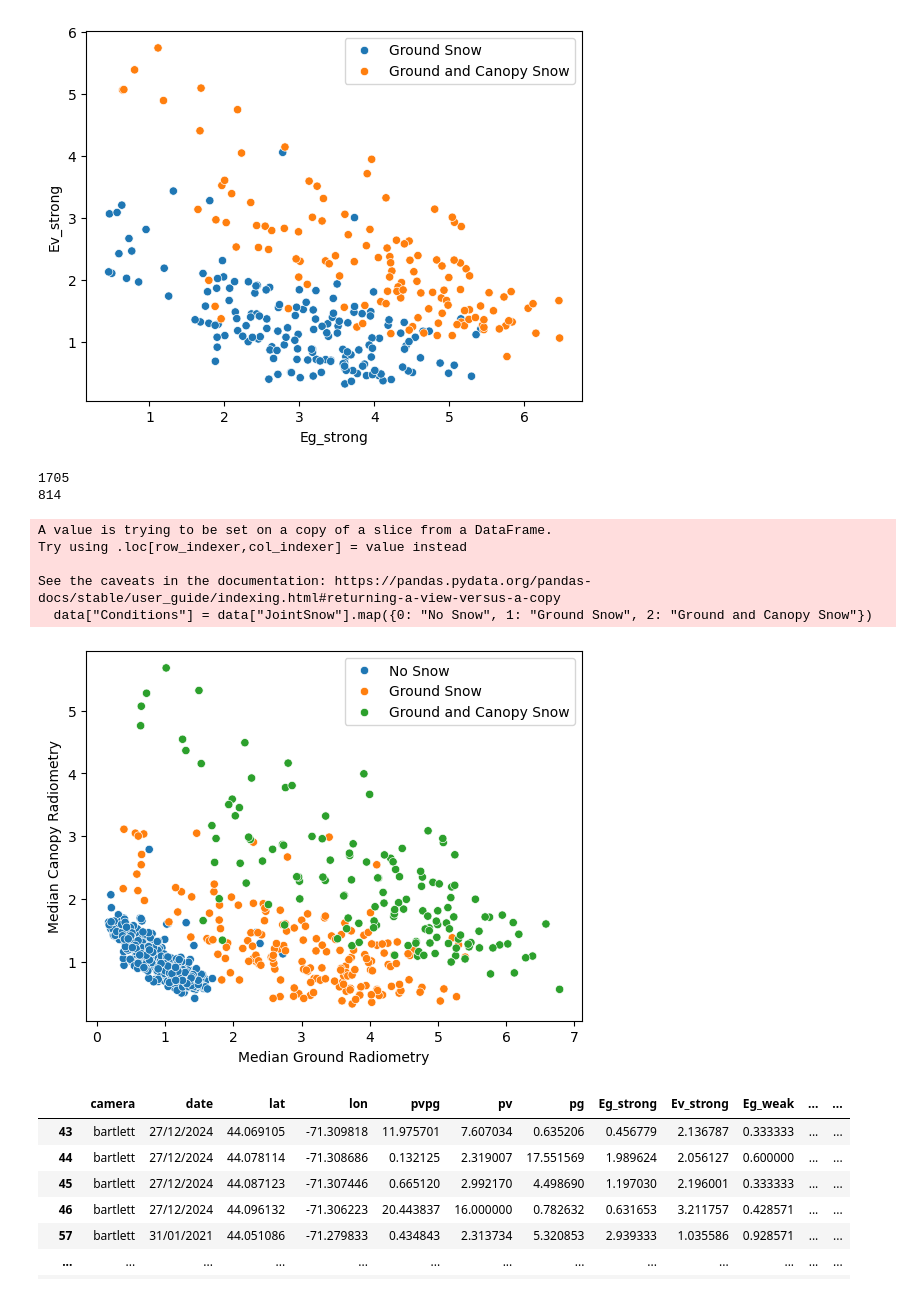
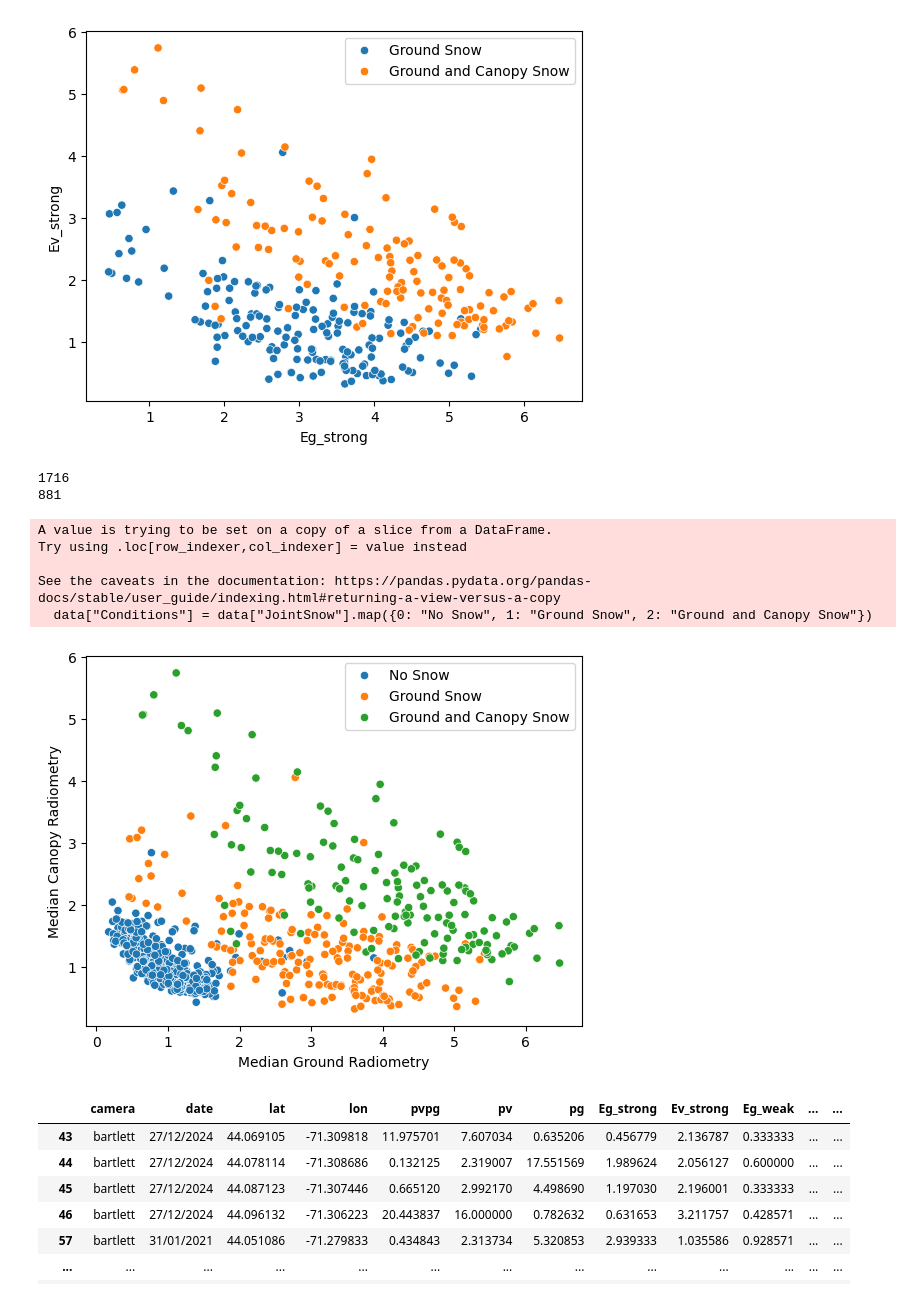
Before and after one commit to thomaslaraia/Snowstradamus, a Jupyter notebook: FSC_dataframe_analysis_80m_OG.ipynb, the cells around one changed output. Cells and saved outputs as stored; diff of their text form; code cells hidden in the pictures.

```diff
--- a/FSC_dataframe_analysis_80m_OG.ipynb
+++ b/FSC_dataframe_analysis_80m_OG.ipynb
@@ -220,7 +220,7 @@ See the caveats in the documentation: https://pandas.pydata.org/pandas-docs/stab
 # %%
 from scripts.imports import *
 
-df = pd.read_pickle('dataset_lcforest_15LOF_bin15_th3_80m_1kmsmallbox_noprior_ta_dw1_v7.pkl')
+df = pd.read_pickle('dataset_lcforest_noLOF_bin15_th3_80m_1kmsmallbox_noprior_ta_wc1_v7.pkl')
 # df = pd.read_pickle('dataset_lcforest_LOF10_bin30_th3_1km_noprior_ta.pkl')
 
 # df = df_.copy()
@@ -296,36 +296,36 @@ print(len(data))
 # plt.legend(loc='best')
 # plt.show()
 
 # plt.figure()
 # sns.scatterplot(data = data.sort_values('JointSnow'), x='pg', y='pvpg', hue='Conditions')#, size='data_quantity')
 # plt.xlabel('estimated pg')
 # plt.ylabel('estimated pv/pg')
 # # plt.xlim(0,20)
 # # plt.ylim(0,20)
 # plt.legend(loc='best')
 # plt.show()
 
 plt.figure()
 sns.scatterplot(data = data.sort_values('JointSnow'), x='Eg_strong', y='Ev_strong', hue='Conditions')#, size='data_quantity')
 plt.xlabel('Median Ground Radiometry')
 plt.ylabel('Median Canopy Radiometry')
 # plt.xlim(0,20)
 # plt.ylim(0,20)
 # plt.plot([2.5,0],[0,2.5],'r--') #LOF10_bin20 570 points
 # plt.plot([2.5,0],[0,2.5],'r--') #LOF10_bin30 596 points
 plt.legend(loc='best')
 plt.show()
 
 # data[(data['forest_type']=='closed')&(data['camera']=='varrio')] #glees, ojk, oregon, torgnon, varrio
 # %% [output]
-1705
-814
+1716
+881
 A value is trying to be set on a copy of a slice from a DataFrame.
 Try using .loc[row_indexer,col_indexer] = value instead
 
 See the caveats in the documentation: https://pandas.pydata.org/pandas-docs/stable/user_guide/indexing.html#returning-a-view-versus-a-copy
   data["Conditions"] = data["JointSnow"].map({0: "No Snow", 1: "Ground Snow", 2: "Ground and Canopy Snow"})
-[figure, old version]
+[figure, new version]
 # %%
 data
 # %% [output]
```
Also changed, not shown: parts of 1 cell of this notebook.
